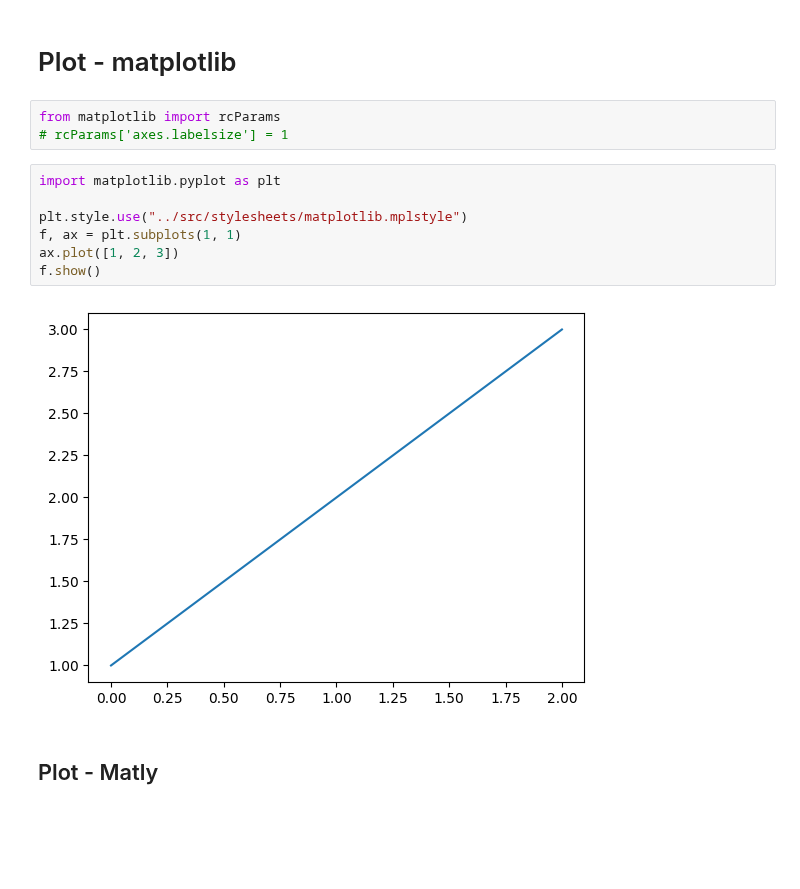
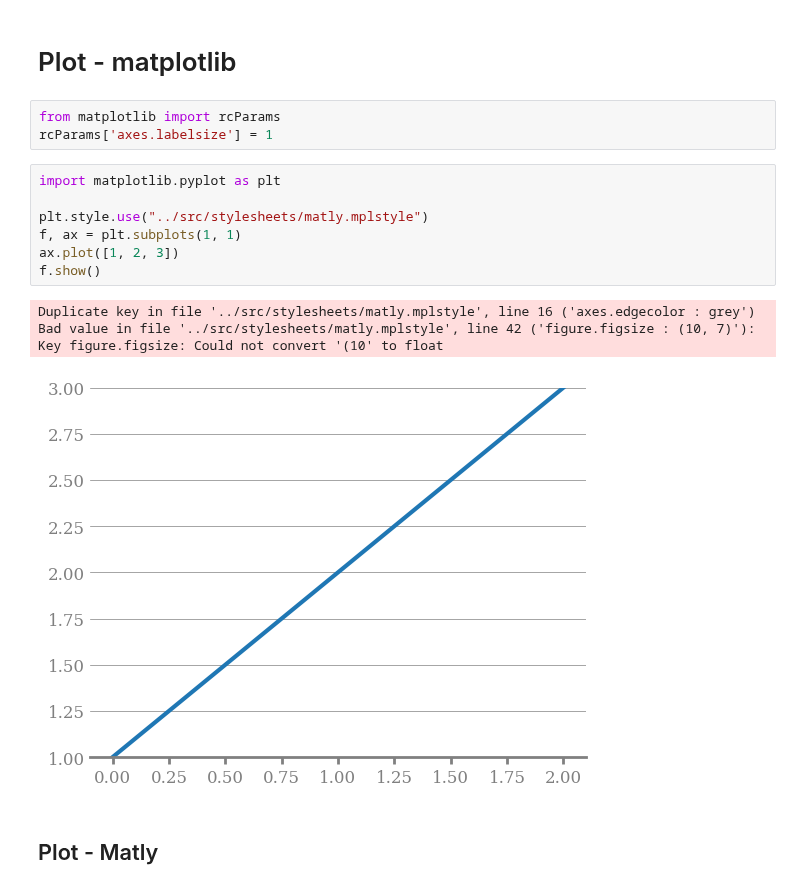
Before and after one commit to drmattcrooks/matly, a Jupyter notebook: notebooks/rcparams_tests.ipynb, the cells around one changed output. Cells and saved outputs as stored; diff of their text form; blank space fills up the shorter version.

```diff
--- a/notebooks/rcparams_tests.ipynb
+++ b/notebooks/rcparams_tests.ipynb
@@ -13,15 +13,17 @@ import matly.pyplot as plt
 # Plot - matplotlib
 # %%
 from matplotlib import rcParams
-# rcParams['axes.labelsize'] = 1
+rcParams['axes.labelsize'] = 1
 # %%
 import matplotlib.pyplot as plt
 
-plt.style.use("../src/stylesheets/matplotlib.mplstyle")
+plt.style.use("../src/stylesheets/matly.mplstyle")
 f, ax = plt.subplots(1, 1)
 ax.plot([1, 2, 3])
 f.show()
 # %% [output]
+Duplicate key in file '../src/stylesheets/matly.mplstyle', line 16 ('axes.edgecolor : grey')
+Bad value in file '../src/stylesheets/matly.mplstyle', line 42 ('figure.figsize : (10, 7)'): Key figure.figsize: Could not convert '(10' to float
-[figure, old version]
+[figure, new version]
 # %% [markdown]
 ## Plot - Matly
```
Also changed, not shown: parts of 5 cells of this notebook, 5 other files.
